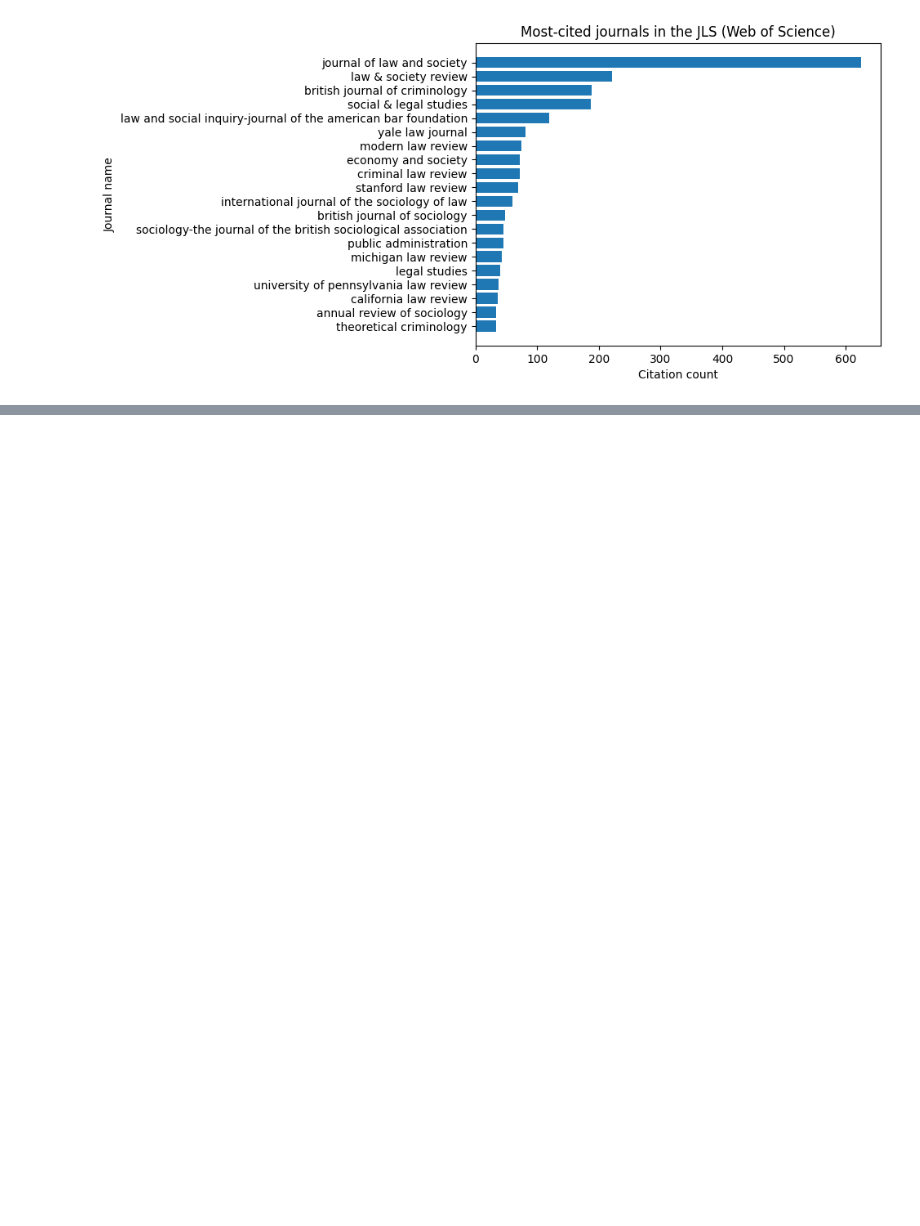
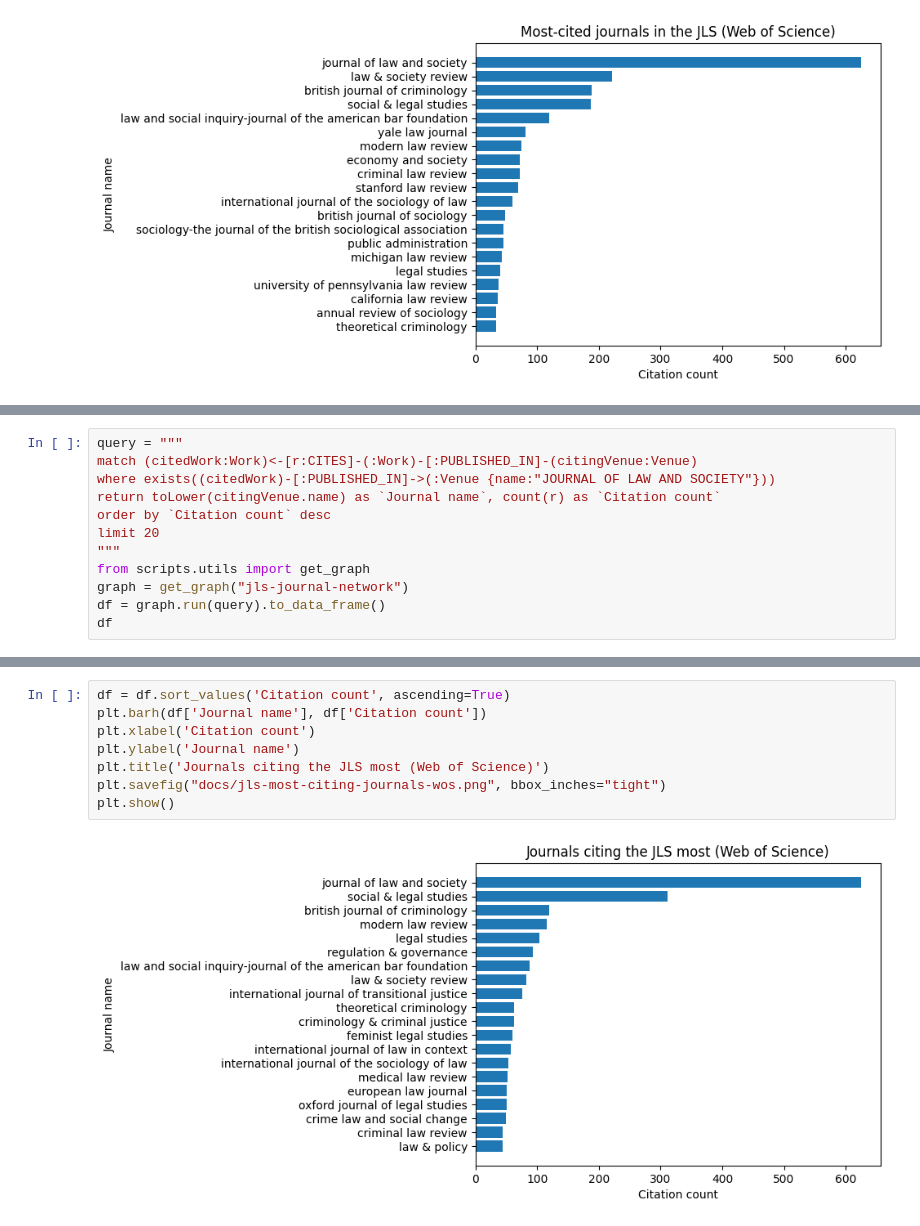
Before and after one commit to cboulanger/jls-bibliometry, a Jupyter notebook: jls-bibliometry.ipynb, the cells around one changed output, grey strips where cells are left out. Cells and saved outputs as stored; diff of their text form; blank space fills up the shorter version.

```diff
--- a/jls-bibliometry.ipynb
+++ b/jls-bibliometry.ipynb
@@ -248,0 +360,12 @@ plt.show()
+# %%
+query = """
+match (citedWork:Work)<-[r:CITES]-(:Work)-[:PUBLISHED_IN]-(citingVenue:Venue)
+where exists((citedWork)-[:PUBLISHED_IN]->(:Venue {name:"JOURNAL OF LAW AND SOCIETY"}))
+return toLower(citingVenue.name) as `Journal name`, count(r) as `Citation count`
+order by `Citation count` desc
+limit 20
+"""
+from scripts.utils import get_graph
+graph = get_graph("jls-journal-network")
+df = graph.run(query).to_data_frame()
+df
@@ -248,0 +390,10 @@ plt.show()
+# %%
+df = df.sort_values('Citation count', ascending=True)
+plt.barh(df['Journal name'], df['Citation count'])
+plt.xlabel('Citation count')
+plt.ylabel('Journal name')
+plt.title('Journals citing the JLS most (Web of Science)')
+plt.savefig("docs/jls-most-citing-journals-wos.png", bbox_inches="tight")
+plt.show()
+# %% [output]
+[figure, added]
```
Also changed, not shown: parts of 24 cells of this notebook, 20 other files.
